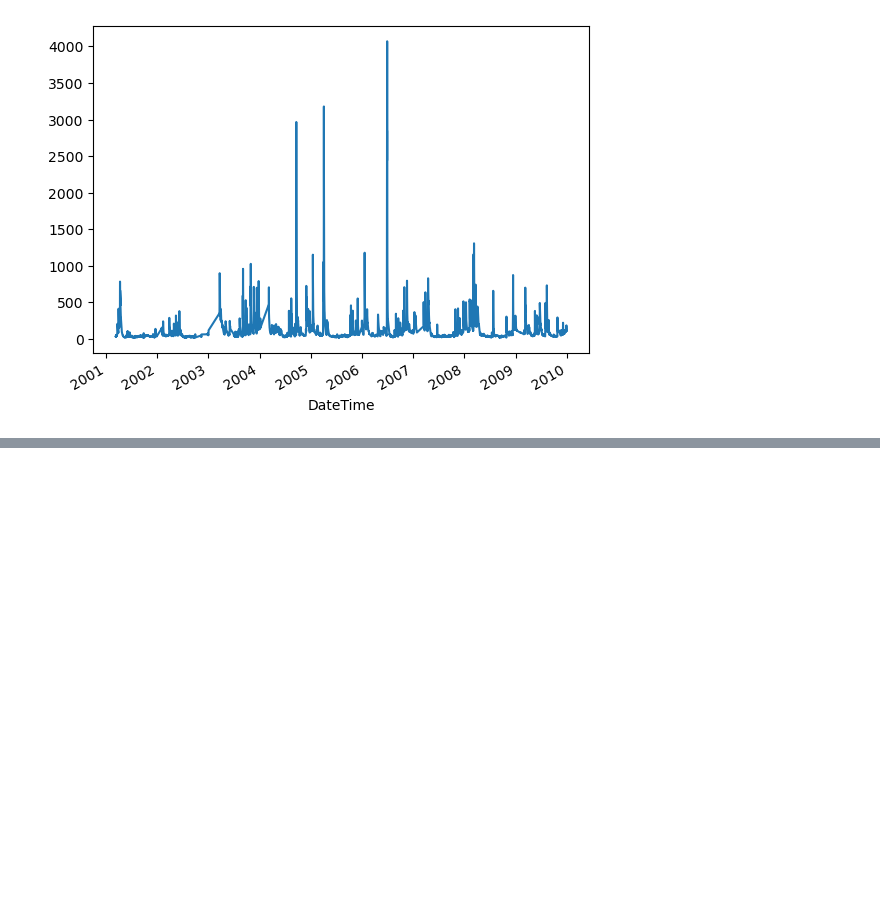
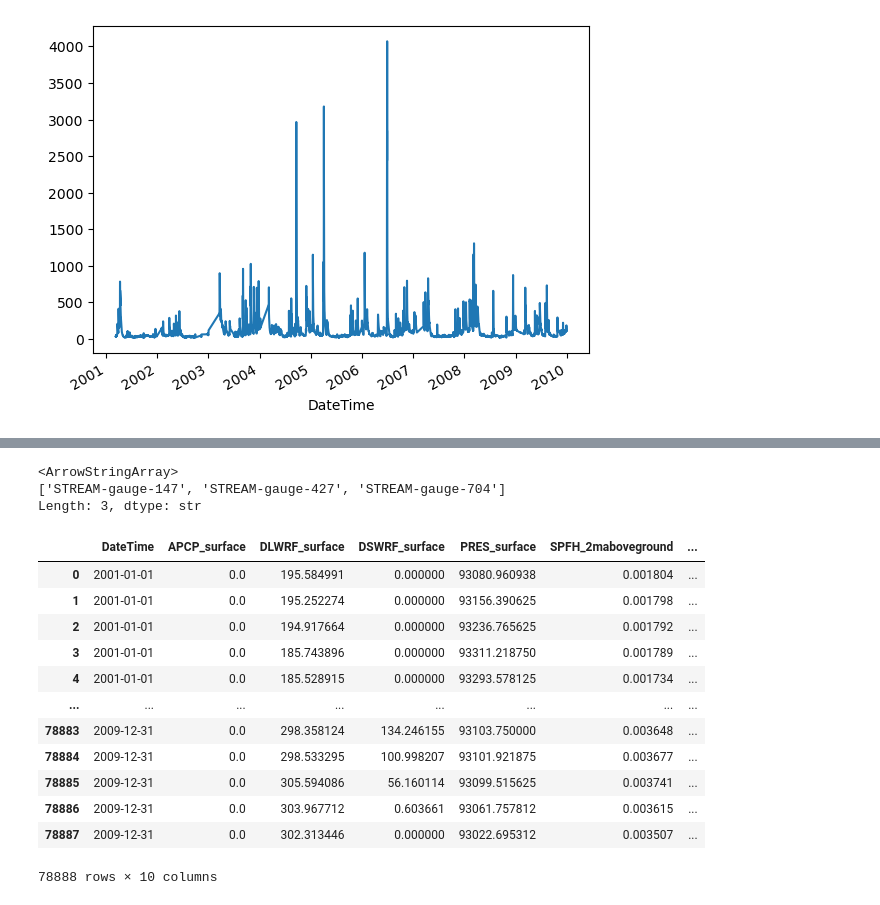
Before and after one commit to CUAHSI/STREAM, a Jupyter notebook: create-stream-parquet-performance-benchmarking.ipynb, the cells around one changed output, grey strips where cells are left out. Cells and saved outputs as stored; diff of their text form; code cells hidden in the pictures; blank space fills up the shorter version.

```diff
--- a/create-stream-parquet-performance-benchmarking.ipynb
+++ b/create-stream-parquet-performance-benchmarking.ipynb
@@ -247,0 +275,22 @@ df.loc[df.STREAM_ID == gauges[0]] \
+# %%
+df.STREAM_ID.unique()
+# %% [output]
+<ArrowStringArray>
+['STREAM-gauge-147', 'STREAM-gauge-427', 'STREAM-gauge-704']
+Length: 3, dtype: str
+# %%
+df.loc[df.STREAM_ID == gauges[0]]
+# %% [output]
+|  | DateTime | APCP_surface | DLWRF_surface | DSWRF_surface | PRES_surface | SPFH_2maboveground | ... |
+| 0 | 2001-01-01 | 0.0 | 195.584991 | 0.000000 | 93080.960938 | 0.001804 | ... |
+| 1 | 2001-01-01 | 0.0 | 195.252274 | 0.000000 | 93156.390625 | 0.001798 | ... |
+| 2 | 2001-01-01 | 0.0 | 194.917664 | 0.000000 | 93236.765625 | 0.001792 | ... |
+| 3 | 2001-01-01 | 0.0 | 185.743896 | 0.000000 | 93311.218750 | 0.001789 | ... |
+| 4 | 2001-01-01 | 0.0 | 185.528915 | 0.000000 | 93293.578125 | 0.001734 | ... |
+| ... | ... | ... | ... | ... | ... | ... | ... |
+| 78883 | 2009-12-31 | 0.0 | 298.358124 | 134.246155 | 93103.750000 | 0.003648 | ... |
+| 78884 | 2009-12-31 | 0.0 | 298.533295 | 100.998207 | 93101.921875 | 0.003677 | ... |
+| 78885 | 2009-12-31 | 0.0 | 305.594086 | 56.160114 | 93099.515625 | 0.003741 | ... |
+| 78886 | 2009-12-31 | 0.0 | 303.967712 | 0.603661 | 93061.757812 | 0.003615 | ... |
+| 78887 | 2009-12-31 | 0.0 | 302.313446 | 0.000000 | 93022.695312 | 0.003507 | ... |
+78888 rows × 10 columns
```
Also changed, not shown: parts of 5 cells of this notebook, 7 other files.
